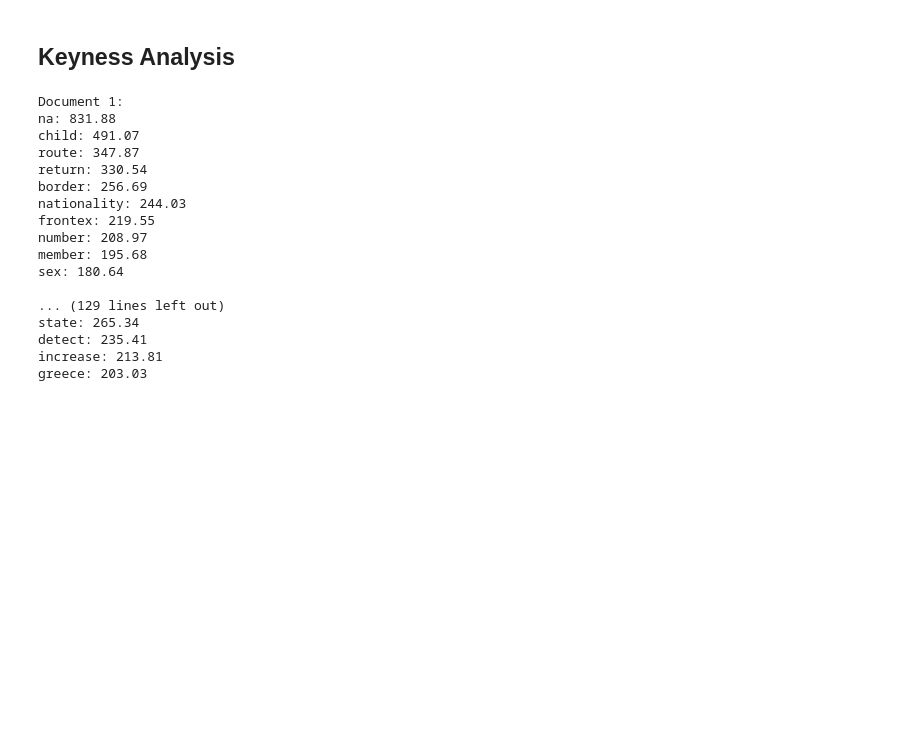
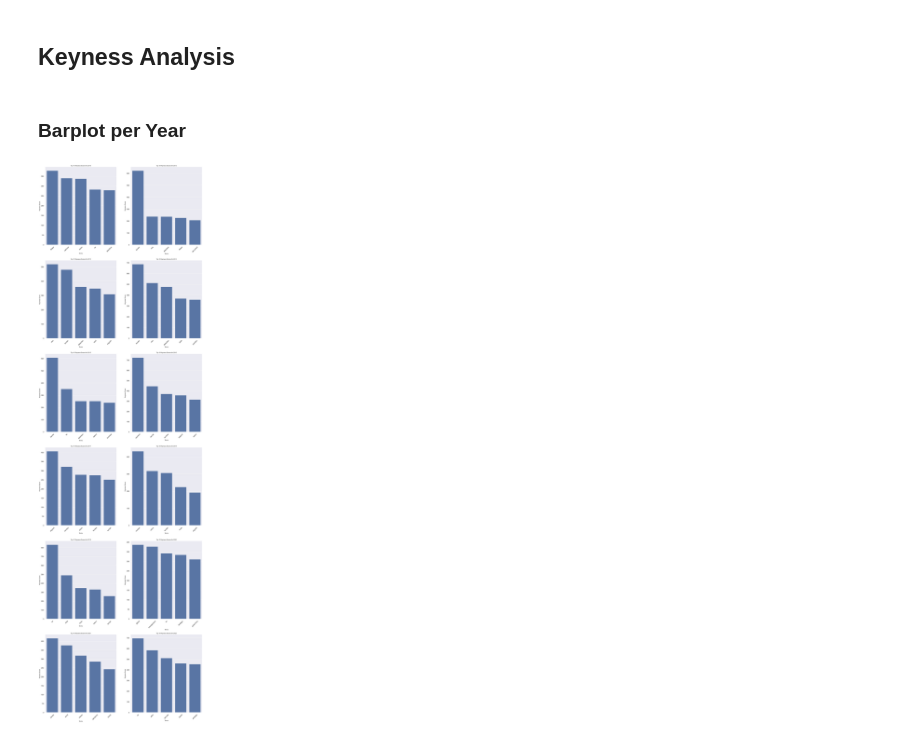
Before and after one commit to krugeremily/frontex_analysis, a Jupyter notebook: analysis notebooks/text_analysis.ipynb, the cells around one changed output. Drawn from its saved outputs; the diff is of its cells as text; code cells hidden in the pictures; blank space fills up the shorter version.

```diff
--- a/analysis notebooks/text_analysis.ipynb
+++ b/analysis notebooks/text_analysis.ipynb
@@ -283,0 +358,8 @@ plt.show()
+# %%
+#generate bigrams for each document
+bigrams_list=[]
+for doc in corpus_annual:
+    bigrams_list.extend(ngrams(doc, 2))
+
+#calculate the frequency of each bigram
+bigram_frequencies=Counter(bigrams_list)
@@ -441,29 +570,34 @@ for i, tf in enumerate(term_frequencies):
             continue
         doc_keyness[term]=compute_keyness(term, freq, ref_freq, doc_sizes[i], ref_size)
     keyness_scores.append(doc_keyness)
-# %%
-#print keyness scores for each document
-for i, scores in enumerate(keyness_scores):
-    print(f'Document {i+1}:')
-    sorted_scores=sorted(scores.items(), key=lambda item: item[1], reverse=True)
-    for term, score in sorted_scores[:10]: #print top 10 terms
-        print(f'{term}: {score:.2f}')
-    print()
-# %% [output]
-Document 1:
-na: 831.88
-child: 491.07
-route: 347.87
-return: 330.54
-border: 256.69
-nationality: 244.03
-frontex: 219.55
-number: 208.97
-member: 195.68
-sex: 180.64
-
-... (129 lines left out)
-state: 265.34
-detect: 235.41
-increase: 213.81
-greece: 203.03
+# %% [markdown]
+### Barplot per Year
+# %%
+# visulize keyness scores
+
+#extract year of each document
+years = [int(re.findall(r'\d{4}', file)[0]) for file in sorted(os.listdir('../data/raw_data_annual'))]
+# Create a dictionary with years as keys and keyness score items as values
+year_score_dict = dict(zip(years, keyness_scores))
+# Sort the dictionary by year
+sorted_dict = dict(sorted(year_score_dict.items()))
+# Get the years and values out again
+sorted_years, sorted_keyness_scores = zip(*sorted_dict.items())
+
+#plot
+fig, axes=plt.subplots(6, 2, figsize=(20, 70))
+plot_index = 0
+for i, scores in enumerate(sorted_keyness_scores):
+    sorted_scores=sorted(scores.items(), key=lambda item: item[1], reverse=True)
+    if len(sorted_scores) > 0:
+        top_terms, top_scores=zip(*sorted_scores[:5])
+        ax=axes[plot_index//2, plot_index%2]
+        sns.barplot(x=list(top_terms), y=list(top_scores), ax=ax)
+        ax.set_title(f'Top 10 Keyness Scores for {sorted_years[i]}')
+        ax.set_xlabel('Terms')
+        ax.set_ylabel('Keyness Score')
+        ax.set_xticklabels(ax.get_xticklabels(), rotation=45)
+        plot_index += 1
+plt.show()
+# %% [output]
+[figure, added]
```
Also changed, not shown: parts of 34 cells of this notebook, 4 other files.
